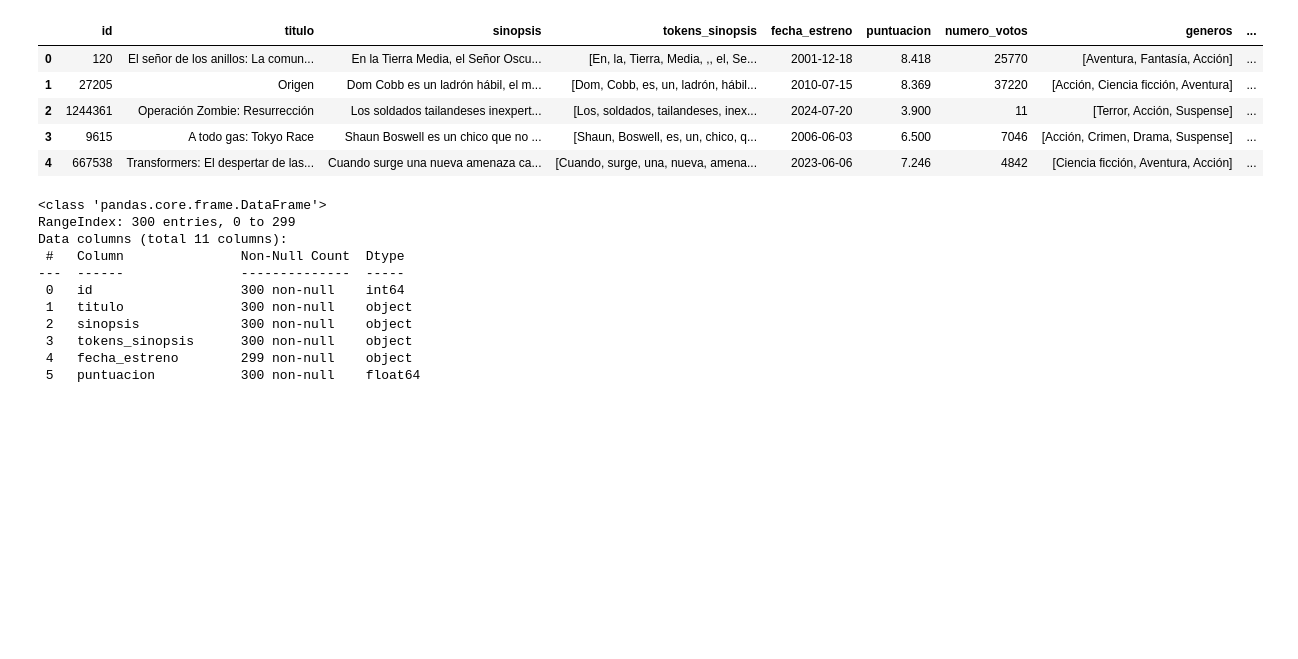
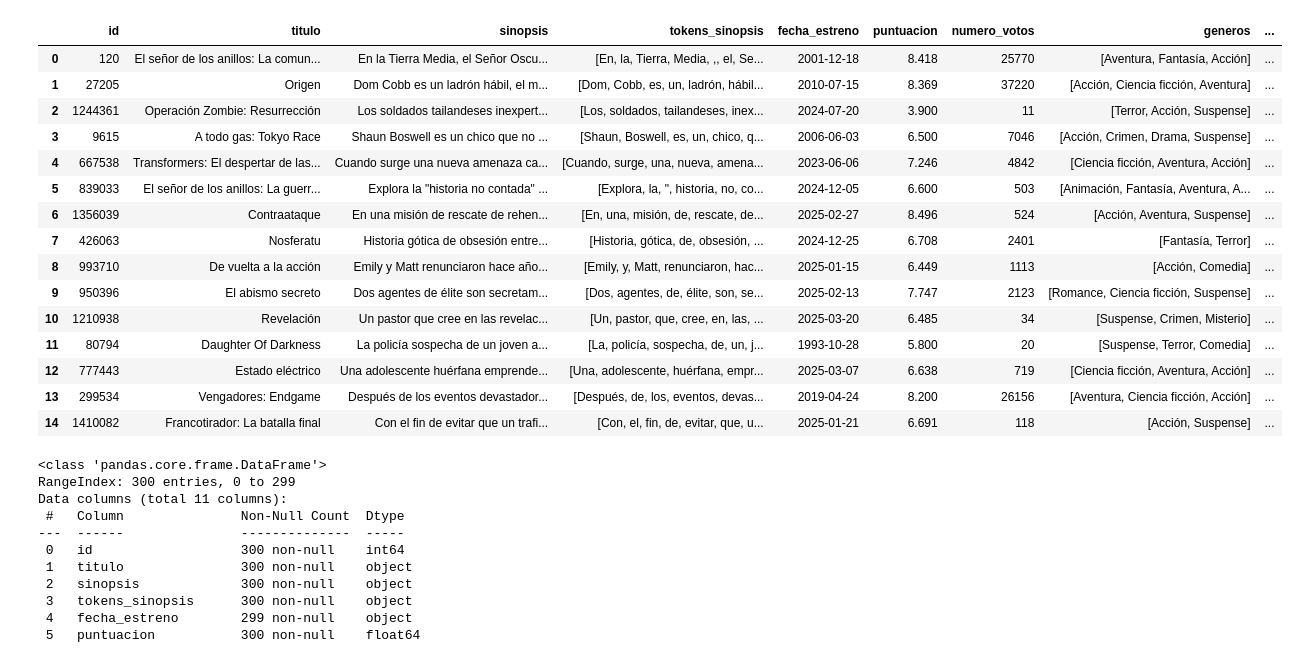
Before and after one commit to JuliaGastellu/MVP_sistema_recomendacion, a Jupyter notebook: proyecto/notebooks/EDA.ipynb, the cells around one changed output. Saved outputs shown, nothing was run; the diff lists cells and outputs as text; code cells hidden in the pictures; blank space fills up the shorter version.

```diff
--- a/proyecto/notebooks/EDA.ipynb
+++ b/proyecto/notebooks/EDA.ipynb
@@ -8,16 +8,26 @@ import seaborn as sns
 # %%
 # Leer el archivo Parquet como DataFrame
 df = pd.read_parquet('C:/Users/jugas/OneDrive/Escritorio/Movie recommender/MVP_sistema_recomendacion/proyecto/data/movies.parquet')
 
 # Mostrar las primeras filas del DataFrame
-df.head()
+df.head(15)
 # %% [output]
 |  | id | titulo | sinopsis | tokens_sinopsis | fecha_estreno | puntuacion | numero_votos | generos | ... |
 | 0 | 120 | El señor de los anillos: La comun... | En la Tierra Media, el Señor Oscu... | [En, la, Tierra, Media, ,, el, Se... | 2001-12-18 | 8.418 | 25770 | [Aventura, Fantasía, Acción] | ... |
 | 1 | 27205 | Origen | Dom Cobb es un ladrón hábil, el m... | [Dom, Cobb, es, un, ladrón, hábil... | 2010-07-15 | 8.369 | 37220 | [Acción, Ciencia ficción, Aventura] | ... |
 | 2 | 1244361 | Operación Zombie: Resurrección | Los soldados tailandeses inexpert... | [Los, soldados, tailandeses, inex... | 2024-07-20 | 3.900 | 11 | [Terror, Acción, Suspense] | ... |
 | 3 | 9615 | A todo gas: Tokyo Race | Shaun Boswell es un chico que no ... | [Shaun, Boswell, es, un, chico, q... | 2006-06-03 | 6.500 | 7046 | [Acción, Crimen, Drama, Suspense] | ... |
 | 4 | 667538 | Transformers: El despertar de las... | Cuando surge una nueva amenaza ca... | [Cuando, surge, una, nueva, amena... | 2023-06-06 | 7.246 | 4842 | [Ciencia ficción, Aventura, Acción] | ... |
+| 5 | 839033 | El señor de los anillos: La guerr... | Explora la "historia no contada" ... | [Explora, la, ", historia, no, co... | 2024-12-05 | 6.600 | 503 | [Animación, Fantasía, Aventura, A... | ... |
+| 6 | 1356039 | Contraataque | En una misión de rescate de rehen... | [En, una, misión, de, rescate, de... | 2025-02-27 | 8.496 | 524 | [Acción, Aventura, Suspense] | ... |
+| 7 | 426063 | Nosferatu | Historia gótica de obsesión entre... | [Historia, gótica, de, obsesión, ... | 2024-12-25 | 6.708 | 2401 | [Fantasía, Terror] | ... |
+| 8 | 993710 | De vuelta a la acción | Emily y Matt renunciaron hace año... | [Emily, y, Matt, renunciaron, hac... | 2025-01-15 | 6.449 | 1113 | [Acción, Comedia] | ... |
+| 9 | 950396 | El abismo secreto | Dos agentes de élite son secretam... | [Dos, agentes, de, élite, son, se... | 2025-02-13 | 7.747 | 2123 | [Romance, Ciencia ficción, Suspense] | ... |
+| 10 | 1210938 | Revelación | Un pastor que cree en las revelac... | [Un, pastor, que, cree, en, las, ... | 2025-03-20 | 6.485 | 34 | [Suspense, Crimen, Misterio] | ... |
+| 11 | 80794 | Daughter Of Darkness | La policía sospecha de un joven a... | [La, policía, sospecha, de, un, j... | 1993-10-28 | 5.800 | 20 | [Suspense, Terror, Comedia] | ... |
+| 12 | 777443 | Estado eléctrico | Una adolescente huérfana emprende... | [Una, adolescente, huérfana, empr... | 2025-03-07 | 6.638 | 719 | [Ciencia ficción, Aventura, Acción] | ... |
+| 13 | 299534 | Vengadores: Endgame | Después de los eventos devastador... | [Después, de, los, eventos, devas... | 2019-04-24 | 8.200 | 26156 | [Aventura, Ciencia ficción, Acción] | ... |
+| 14 | 1410082 | Francotirador: La batalla final | Con el fin de evitar que un trafi... | [Con, el, fin, de, evitar, que, u... | 2025-01-21 | 6.691 | 118 | [Acción, Suspense] | ... |
 # %%
 df.info()
 # %% [output]
```
Also changed, not shown: parts of 3 cells of this notebook.
